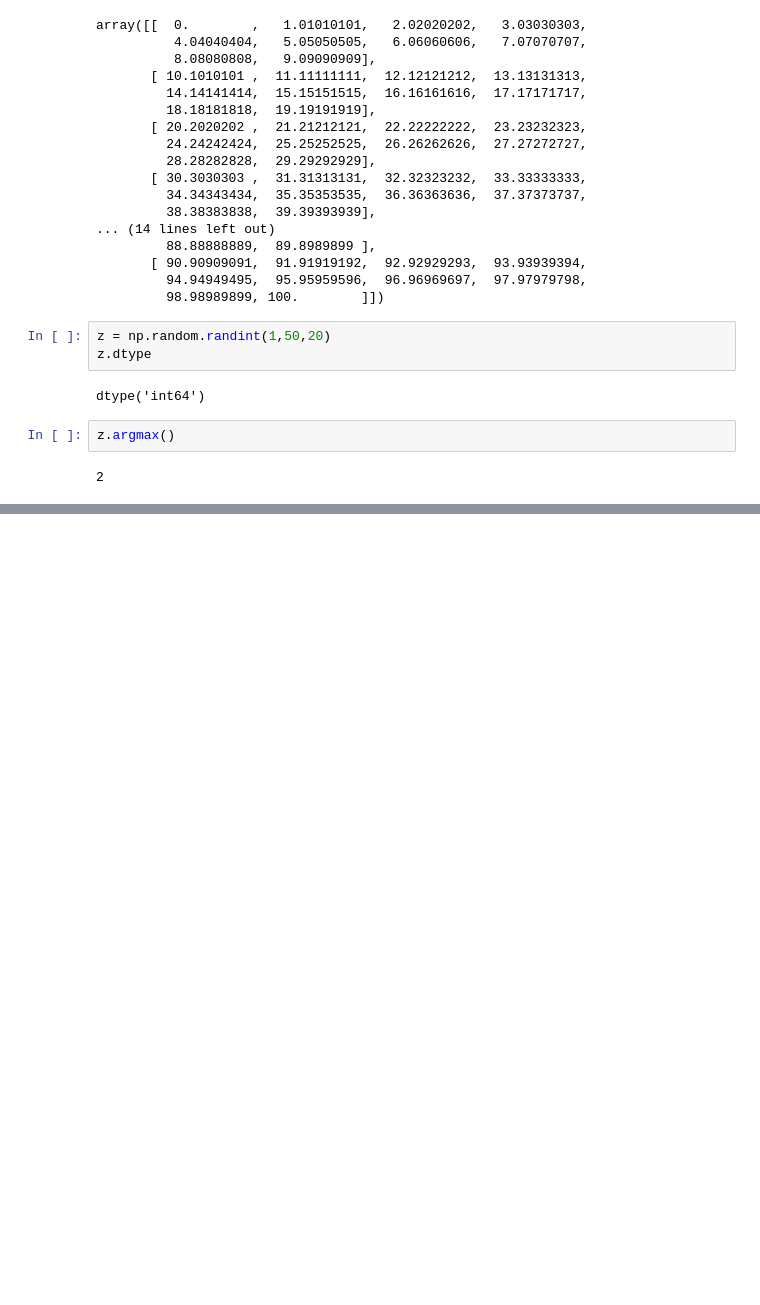
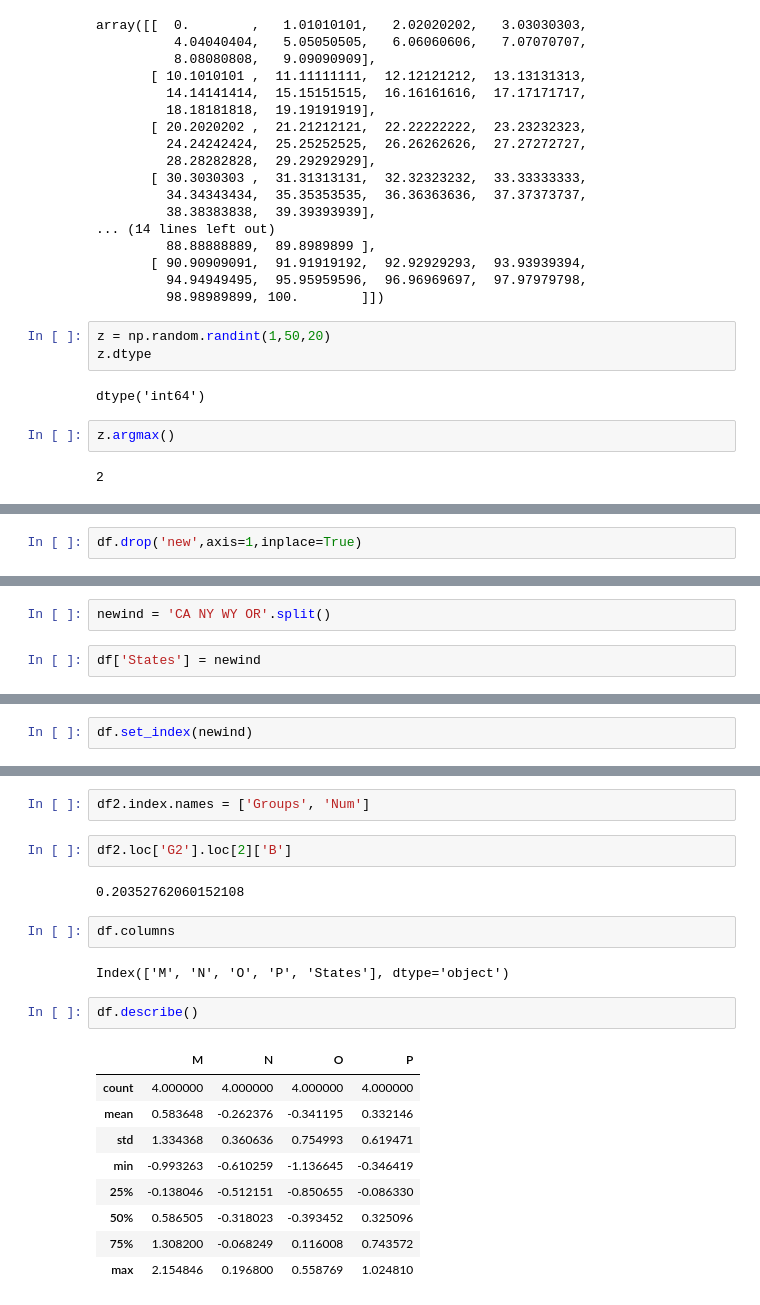
Before and after one commit to kozz84/Udemy, a Jupyter notebook: intro.ipynb, the cells around one changed output, grey strips where cells are left out. Saved outputs shown, nothing was run; the diff lists cells and outputs as text; blank space fills up the shorter version.

```diff
--- a/intro.ipynb
+++ b/intro.ipynb
@@ -133,0 +144,2 @@ AttributeError: ignored
+# %%
+df.drop('new',axis=1,inplace=True)
@@ -133,0 +222,4 @@ AttributeError: ignored
+# %%
+newind = 'CA NY WY OR'.split()
+# %%
+df['States'] = newind
@@ -133,0 +234,2 @@ AttributeError: ignored
+# %%
+df.set_index(newind)
@@ -133,0 +275,22 @@ AttributeError: ignored
+# %%
+df2.index.names = ['Groups', 'Num']
+# %%
+df2.loc['G2'].loc[2]['B']
+# %% [output]
+0.20352762060152108
+# %%
+df.columns
+# %% [output]
+Index(['M', 'N', 'O', 'P', 'States'], dtype='object')
+# %%
+df.describe()
+# %% [output]
+|  | M | N | O | P |
+| count | 4.000000 | 4.000000 | 4.000000 | 4.000000 |
+| mean | 0.583648 | -0.262376 | -0.341195 | 0.332146 |
+| std | 1.334368 | 0.360636 | 0.754993 | 0.619471 |
+| min | -0.993263 | -0.610259 | -1.136645 | -0.346419 |
+| 25% | -0.138046 | -0.512151 | -0.850655 | -0.086330 |
+| 50% | 0.586505 | -0.318023 | -0.393452 | 0.325096 |
+| 75% | 1.308200 | -0.068249 | 0.116008 | 0.743572 |
+| max | 2.154846 | 0.196800 | 0.558769 | 1.024810 |
```
Also changed, not shown: parts of 29 cells of this notebook.
